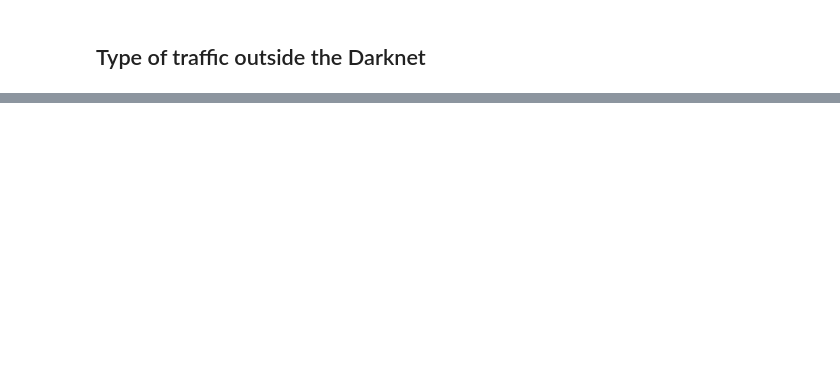
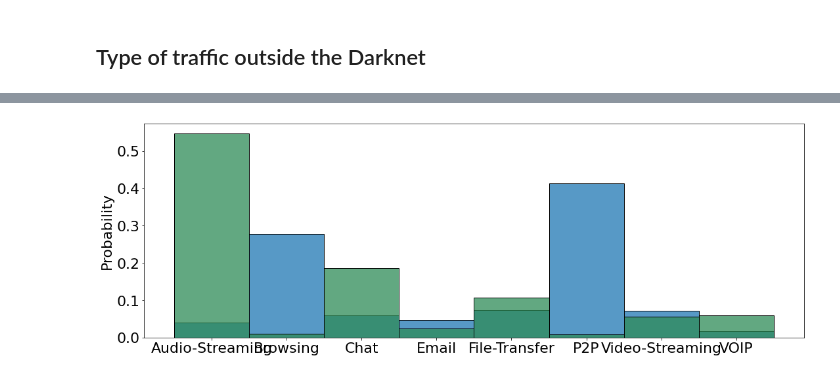
Before and after one commit to mateus558/Darknet-traffic-classification, a Jupyter notebook: Darknet - analysis.ipynb, the cells around one changed output, grey strips where cells are left out. Saved outputs shown, nothing was run; the diff lists cells and outputs as text; code cells hidden in the pictures; blank space fills up the shorter version.

```diff
--- a/Darknet - analysis.ipynb
+++ b/Darknet - analysis.ipynb
@@ -74,0 +78,7 @@ plt.show()
+# %%
+sns.histplot(data=samples[samples['Label'] == "Benign"], x="Label.1", stat="probability")
+sns.histplot(data=samples[samples['Label'] == "Darknet"], x="Label.1", stat="probability", color="#2E8B57")
+plt.xlabel("")
+plt.show()
+# %% [output]
+[figure, added]
```
Also changed, not shown: parts of 7 cells of this notebook, 19 other files.
